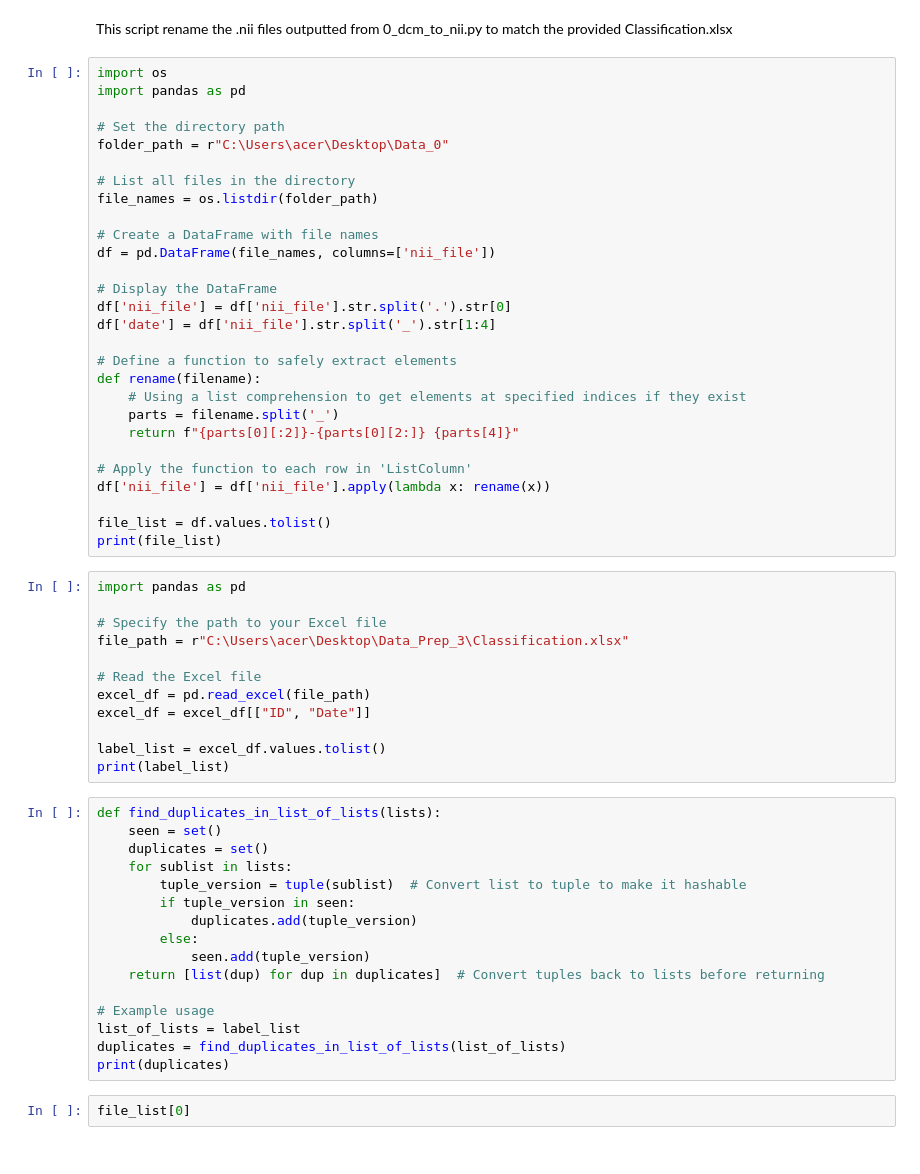
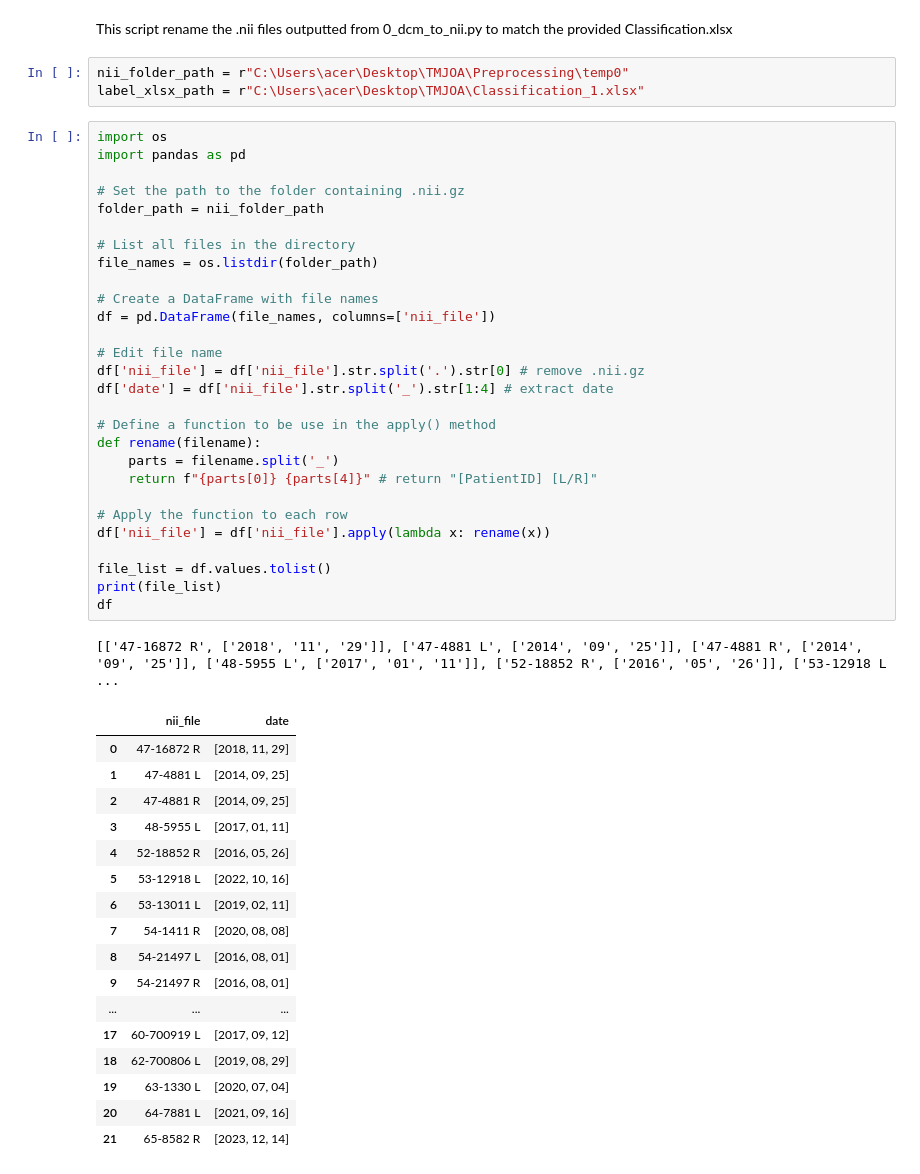
Before and after one commit to KananatSSN/Project_TMJOA, a Jupyter notebook: 2D_Pipeline/1_label_matching.ipynb, the cells around one changed output. Saved outputs shown, nothing was run; the diff lists cells and outputs as text.

Commit message:
Rewrite label matching script

```diff
--- a/2D_Pipeline/1_label_matching.ipynb
+++ b/2D_Pipeline/1_label_matching.ipynb
@@ -1,60 +1,52 @@
 # %% [markdown]
 This script rename the .nii files outputted from 0_dcm_to_nii.py to match the provided Classification.xlsx
+# %%
+nii_folder_path = r"C:\Users\acer\Desktop\TMJOA\Preprocessing\temp0"
+label_xlsx_path = r"C:\Users\acer\Desktop\TMJOA\Classification_1.xlsx"
 # %%
 import os
 import pandas as pd
 
-# Set the directory path
-folder_path = r"C:\Users\acer\Desktop\Data_0"
+# Set the path to the folder containing .nii.gz
+folder_path = nii_folder_path
 
 # List all files in the directory
 file_names = os.listdir(folder_path)
 
 # Create a DataFrame with file names
 df = pd.DataFrame(file_names, columns=['nii_file'])
 
-# Display the DataFrame
-df['nii_file'] = df['nii_file'].str.split('.').str[0]
-df['date'] = df['nii_file'].str.split('_').str[1:4]
+# Edit file name
+df['nii_file'] = df['nii_file'].str.split('.').str[0] # remove .nii.gz
+df['date'] = df['nii_file'].str.split('_').str[1:4] # extract date
 
-# Define a function to safely extract elements
+# Define a function to be use in the apply() method
 def rename(filename):
-    # Using a list comprehension to get elements at specified indices if they exist
     parts = filename.split('_')
-    return f"{parts[0][:2]}-{parts[0][2:]} {parts[4]}"
+    return f"{parts[0]} {parts[4]}" # return "[PatientID] [L/R]"
 
-# Apply the function to each row in 'ListColumn'
+# Apply the function to each row
 df['nii_file'] = df['nii_file'].apply(lambda x: rename(x))
 
 file_list = df.values.tolist()
 print(file_list)
+df
+# %% [output]
+[['47-16872 R', ['2018', '11', '29']], ['47-4881 L', ['2014', '09', '25']], ['47-4881 R', ['2014', '09', '25']], ['48-5955 L', ['2017', '01', '11']], ['52-18852 R', ['2016', '05', '26']], ['53-12918 L ...
+|  | nii_file | date |
+| 0 | 47-16872 R | [2018, 11, 29] |
+| 1 | 47-4881 L | [2014, 09, 25] |
+| 2 | 47-4881 R | [2014, 09, 25] |
+| 3 | 48-5955 L | [2017, 01, 11] |
+| 4 | 52-18852 R | [2016, 05, 26] |
+| 5 | 53-12918 L | [2022, 10, 16] |
+| 6 | 53-13011 L | [2019, 02, 11] |
+| 7 | 54-1411 R | [2020, 08, 08] |
+| 8 | 54-21497 L | [2016, 08, 01] |
+| 9 | 54-21497 R | [2016, 08, 01] |
+| ... | ... | ... |
+| 17 | 60-700919 L | [2017, 09, 12] |
+| 18 | 62-700806 L | [2019, 08, 29] |
+| 19 | 63-1330 L | [2020, 07, 04] |
+| 20 | 64-7881 L | [2021, 09, 16] |
+| 21 | 65-8582 R | [2023, 12, 14] |
-# %%
-import pandas as pd
-
-# Specify the path to your Excel file
-file_path = r"C:\Users\acer\Desktop\Data_Prep_3\Classification.xlsx"
-
-# Read the Excel file
-excel_df = pd.read_excel(file_path)
-excel_df = excel_df[["ID", "Date"]]
-
-label_list = excel_df.values.tolist()
-print(label_list)
-# %%
-def find_duplicates_in_list_of_lists(lists):
-    seen = set()
-    duplicates = set()
-    for sublist in lists:
-        tuple_version = tuple(sublist)  # Convert list to tuple to make it hashable
-        if tuple_version in seen:
-            duplicates.add(tuple_version)
-        else:
-            seen.add(tuple_version)
-    return [list(dup) for dup in duplicates]  # Convert tuples back to lists before returning
-
-# Example usage
-list_of_lists = label_list
-duplicates = find_duplicates_in_list_of_lists(list_of_lists)
-print(duplicates)
-# %%
-file_list[0]
```
Also changed, not shown: parts of 12 cells of this notebook, 2 other files.
